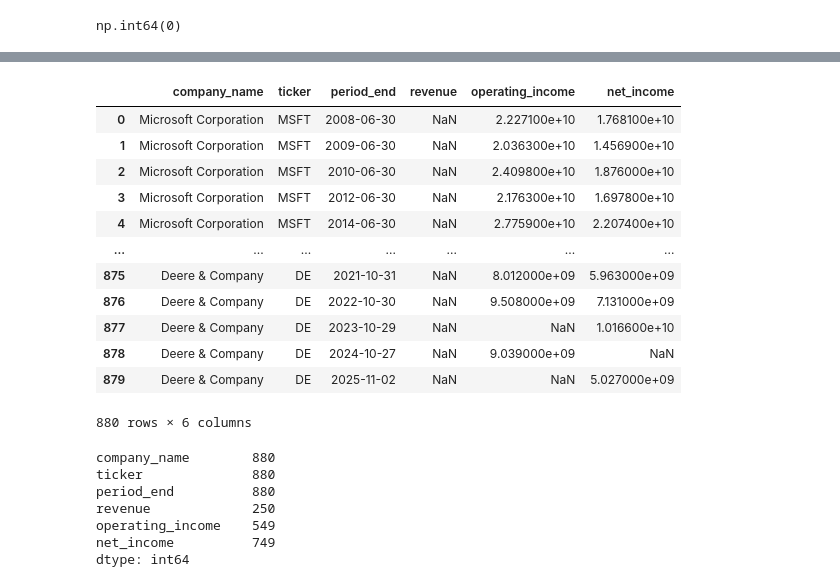
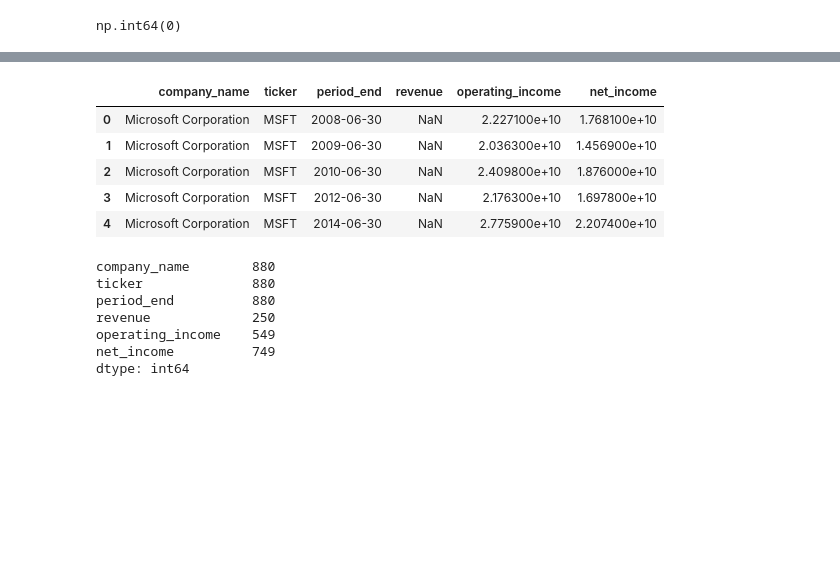
Before and after one commit to christopher-ajayi/US_Public_Company_Financial_Analytics, a Jupyter notebook: notebooks/50_US_companies_financial_analysis.ipynb, the cells around one changed output, grey strips where cells are left out. Cells and saved outputs as stored; diff of their text form; code cells hidden in the pictures; blank space fills up the shorter version.

```diff
--- a/notebooks/50_US_companies_financial_analysis.ipynb
+++ b/notebooks/50_US_companies_financial_analysis.ipynb
@@ -424,30 +269,23 @@ Therefore, operating margin trends should be interpreted with caution due to lim
 # %%
 profitability_df = df[
     [
     "company_name",
     "ticker",
     "period_end",
     "revenue",
     "operating_income",
     "net_income"
     ]
 ]
 
-profitability_df
+profitability_df.head()
 # %% [output]
 |  | company_name | ticker | period_end | revenue | operating_income | net_income |
 | 0 | Microsoft Corporation | MSFT | 2008-06-30 | NaN | 2.227100e+10 | 1.768100e+10 |
 | 1 | Microsoft Corporation | MSFT | 2009-06-30 | NaN | 2.036300e+10 | 1.456900e+10 |
 | 2 | Microsoft Corporation | MSFT | 2010-06-30 | NaN | 2.409800e+10 | 1.876000e+10 |
 | 3 | Microsoft Corporation | MSFT | 2012-06-30 | NaN | 2.176300e+10 | 1.697800e+10 |
 | 4 | Microsoft Corporation | MSFT | 2014-06-30 | NaN | 2.775900e+10 | 2.207400e+10 |
-| ... | ... | ... | ... | ... | ... | ... |
-| 875 | Deere & Company | DE | 2021-10-31 | NaN | 8.012000e+09 | 5.963000e+09 |
-| 876 | Deere & Company | DE | 2022-10-30 | NaN | 9.508000e+09 | 7.131000e+09 |
-| 877 | Deere & Company | DE | 2023-10-29 | NaN | NaN | 1.016600e+10 |
-| 878 | Deere & Company | DE | 2024-10-27 | NaN | 9.039000e+09 | NaN |
-| 879 | Deere & Company | DE | 2025-11-02 | NaN | NaN | 5.027000e+09 |
-880 rows × 6 columns
 # %%
 profitability_df.notna().sum()
 # %% [output]
```
Also changed, not shown: parts of 45 cells of this notebook, 7 other files.
